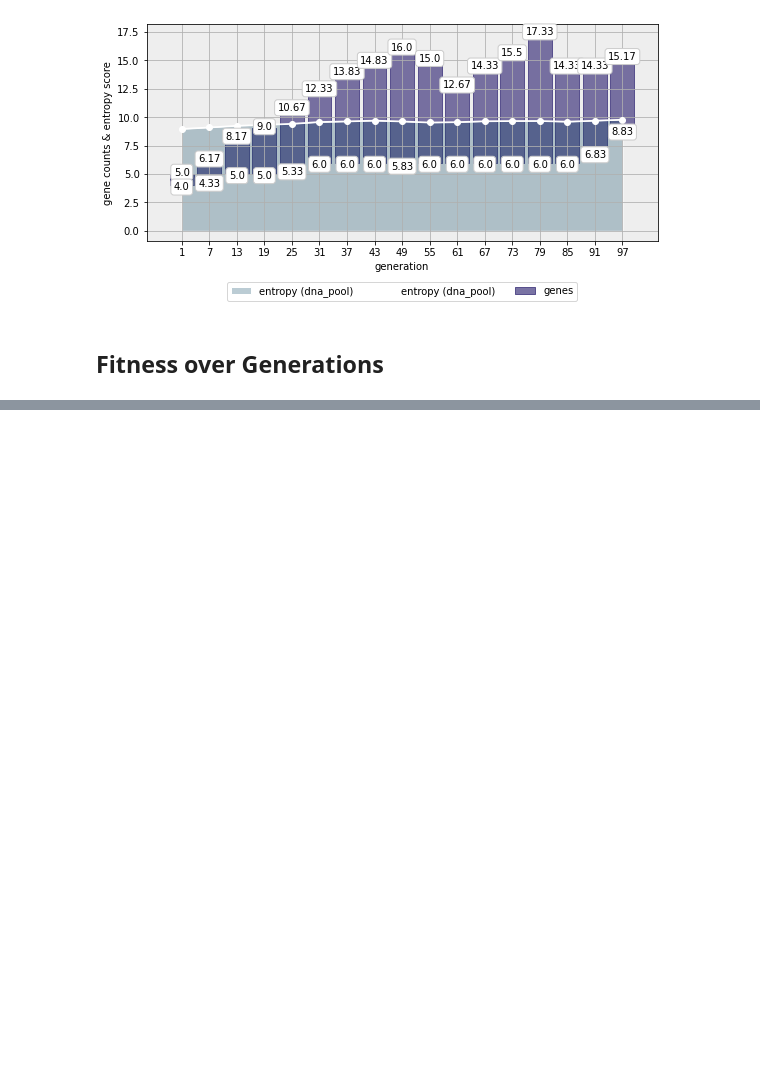
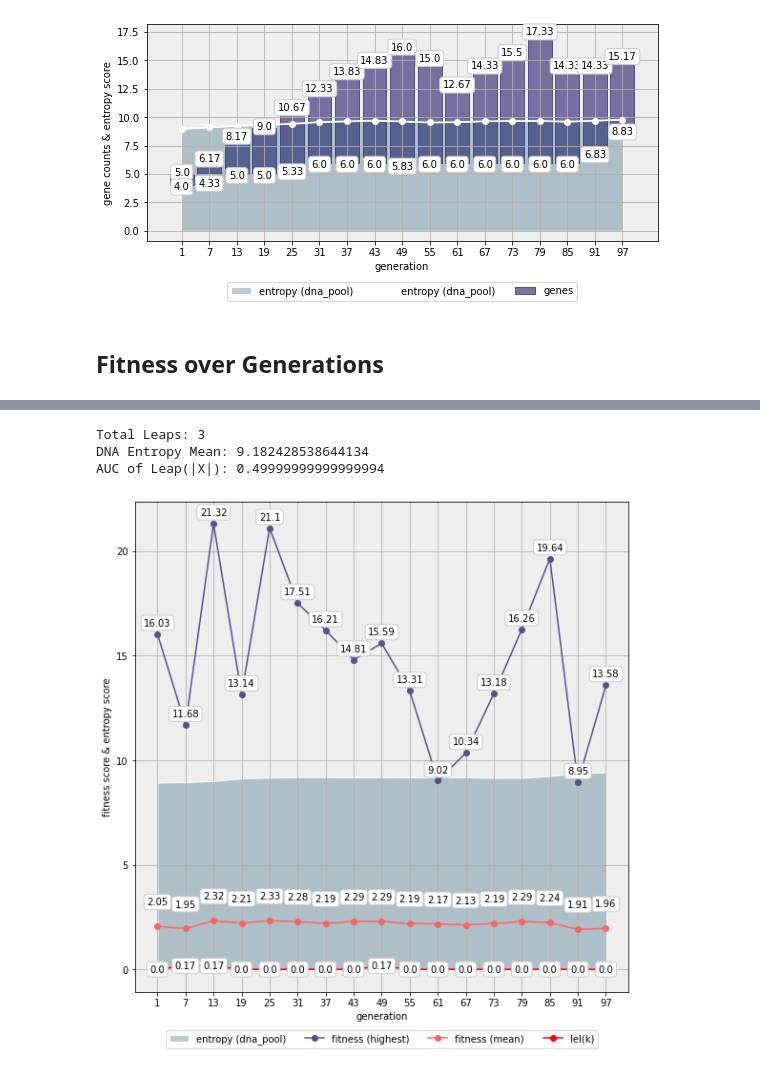
Before and after one commit to hudsonmendes/uolondon-cm3020-ai, a Jupyter notebook: midterms/evaluation/eval.ipynb, the cells around one changed output, grey strips where cells are left out. Saved outputs shown, nothing was run; the diff lists cells and outputs as text; code cells hidden in the pictures; blank space fills up the shorter version.

```diff
--- a/midterms/evaluation/eval.ipynb
+++ b/midterms/evaluation/eval.ipynb
@@ -127,6 +127,7 @@ def calculate_leap_series(highs: pd.Series) -> pd.Series:
     return pd.Series(leaps)
 # %%
 def plot_fitness_over_generations(df: pd.DataFrame, figlen: int = 8):
+    from numpy import trapz
     def annotated_line(ax, ticks, values: pd.Series, color: str, label: str, ydist: float = None, pool_type: str = 'mean'):
         values = mean_pool_series(ticks, values) if pool_type else max_pool_series(ticks, values)
         ax.set_xticks(ticks)
@@ -143,7 +144,12 @@ def plot_fitness_over_generations(df: pd.DataFrame, figlen: int = 8):
     ticks = np.arange(1, tickslen + 1, ticksstep)
     fig, ax = plt.subplots(figsize=(figlen, figlen))
     df['leaps'] = calculate_leap_series(df.fitness_mean)
-    print(f"Leaps: {len(df[df.leaps > 0])}")
+
+    normalised_leaps = mean_pool_series(ticks, df.leaps)
+    print(f"Total Leaps: {len(df[df.leaps > 0])}")
+    print(f"DNA Entropy Mean: {float(df.dna_pool_entropy.mean())}")
+    print(f"AUC of Leap(|X|): {trapz(normalised_leaps)}")
+
     annotated_area(ax, ticks, df.dna_pool_entropy, color='#003f5c44', label='entropy (dna_pool)')
     annotated_line(ax, ticks, df.fitness_highest, color='#58508d', label='fitness (highest)', ydist=0.025, pool_type='max')
     annotated_line(ax, ticks, df.fitness_mean, color='#ff6361', label='fitness (mean)', ydist=0.5)
@@ -179 +193,8 @@ Leaps: 2
 [figure]
+# %%
+plot_fitness_over_generations(df=summary_per_variant.get('atavism=0.0/pmr=0.25/pma=-0.15'))
+# %% [output]
+Total Leaps: 3
+DNA Entropy Mean: 9.182428538644134
+AUC of Leap(|X|): 0.49999999999999994
+[figure, added]
```
Also changed, not shown: parts of 7 cells of this notebook.
